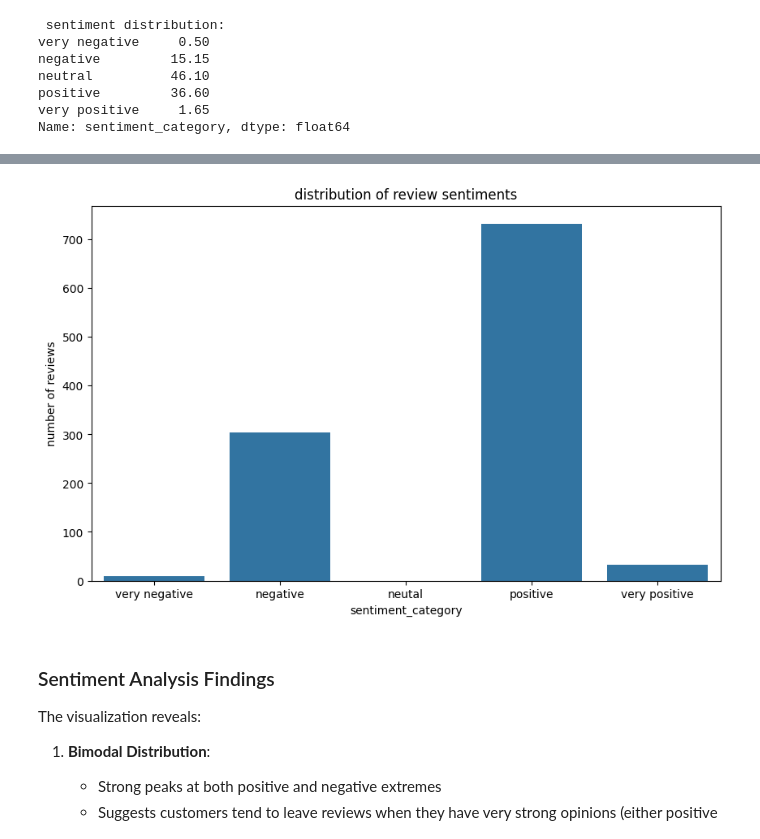
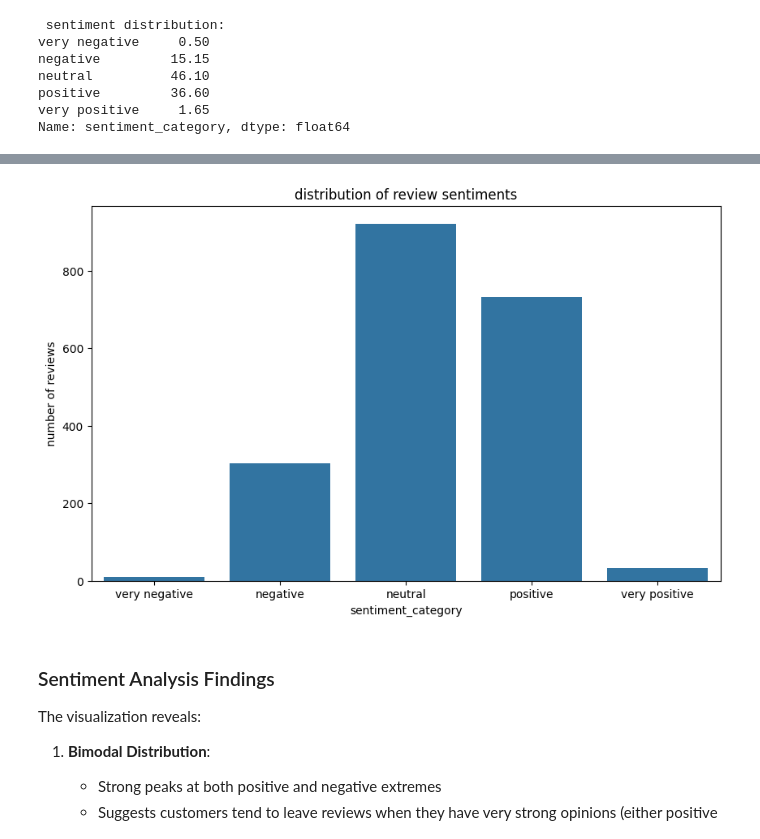
Before and after one commit to Naslaa/British-airways, a Jupyter notebook: British_airways_reviews_analysis.ipynb, the cells around one changed output, grey strips where cells are left out. Drawn from its saved outputs; the diff is of its cells as text; code cells hidden in the pictures.

Commit message:
adds graph

```diff
--- a/British_airways_reviews_analysis.ipynb
+++ b/British_airways_reviews_analysis.ipynb
@@ -167,15 +167,15 @@ flight ba london staff service
 # %%
 import matplotlib.pyplot as plt
 import seaborn as sns
 
 plt.figure(figsize=(10,6))
-sns.countplot(data= df, x='sentiment_category', order=['very negative','negative','neutal','positive','very positive'])
+sns.countplot(data= df, x='sentiment_category', order=['very negative','negative','neutral','positive','very positive'])
 plt.title('distribution of review sentiments')
 plt.xlabel('sentiment_category')
 plt.ylabel('number of reviews')
 plt.show()
 # %% [output]
-[figure, old version]
+[figure, new version]
 # %% [markdown]
 ### Sentiment Analysis Findings
 
```
Also changed, not shown: parts of 6 cells of this notebook, 2 other files.
